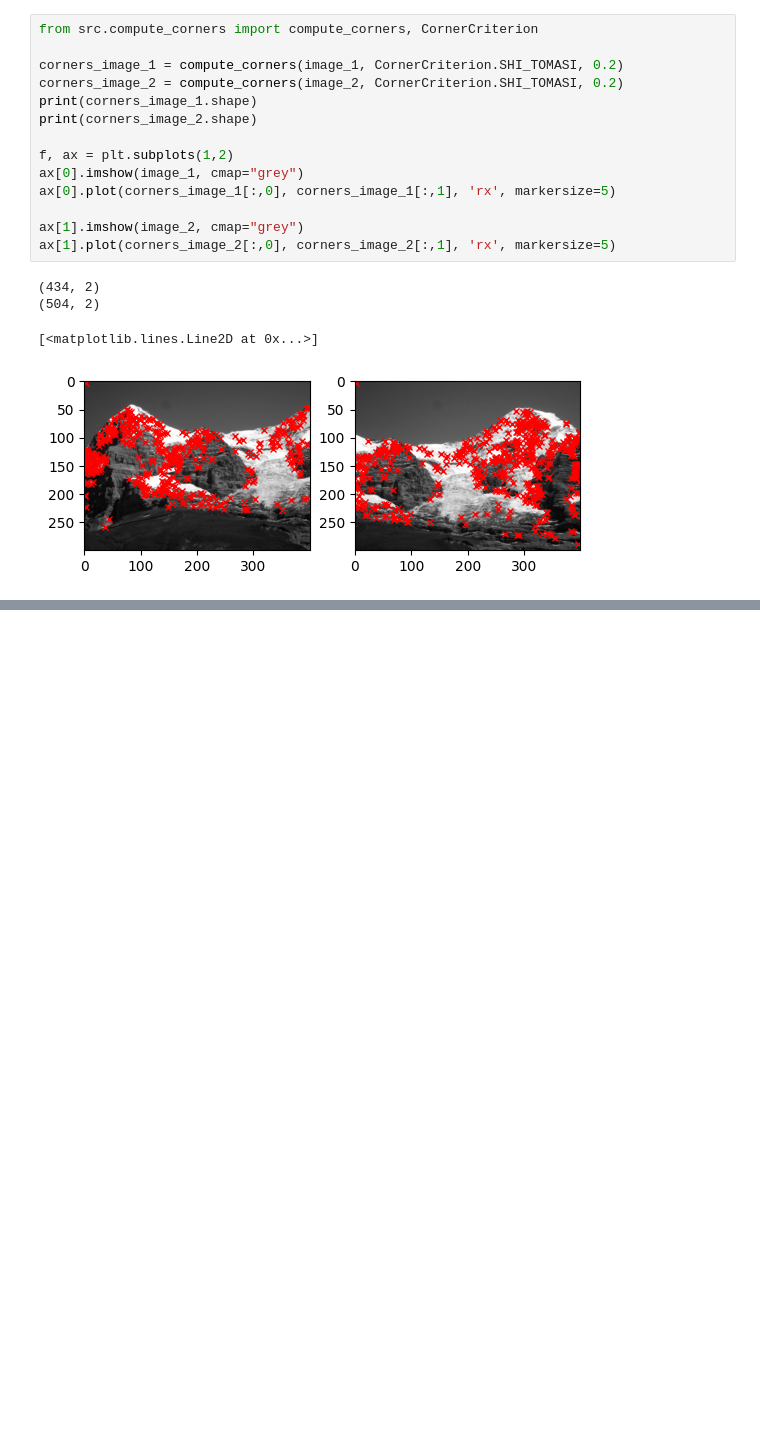
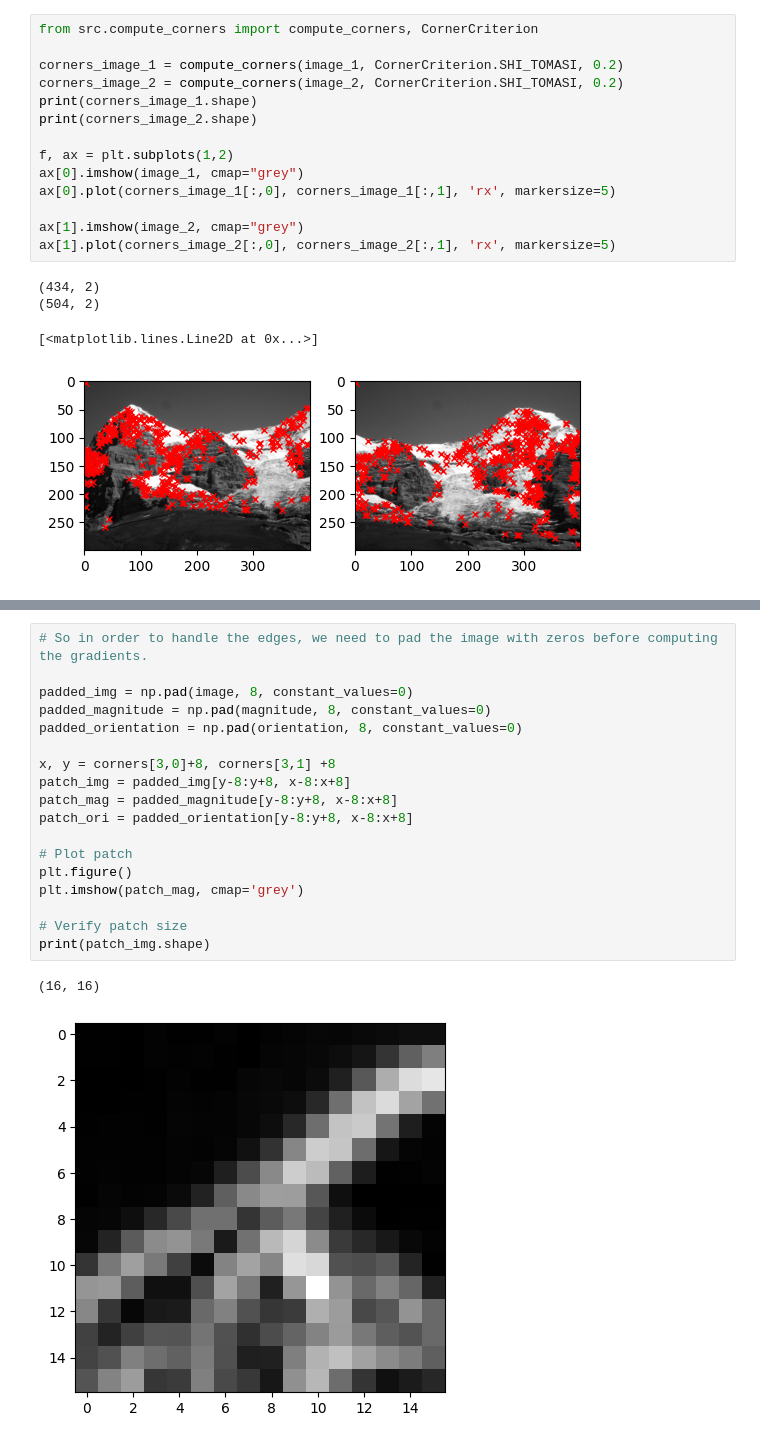
Before and after one commit to Logrus/learning-photogrammetric-computer-vision, a Jupyter notebook: 01_descriptors.ipynb, the cells around one changed output, grey strips where cells are left out. Cells and saved outputs as stored; diff of their text form; blank space fills up the shorter version.

```diff
--- a/01_descriptors.ipynb
+++ b/01_descriptors.ipynb
@@ -68,0 +161,21 @@ SIFT-descriptor is computed around keypoint on a 16x16 image patch around keypoi
+# %%
+# So in order to handle the edges, we need to pad the image with zeros before computing the gradients.
+
+padded_img = np.pad(image, 8, constant_values=0)
+padded_magnitude = np.pad(magnitude, 8, constant_values=0)
+padded_orientation = np.pad(orientation, 8, constant_values=0)
+
+x, y = corners[3,0]+8, corners[3,1] +8
+patch_img = padded_img[y-8:y+8, x-8:x+8]
+patch_mag = padded_magnitude[y-8:y+8, x-8:x+8]
+patch_ori = padded_orientation[y-8:y+8, x-8:x+8]
+
+# Plot patch
+plt.figure()
+plt.imshow(patch_mag, cmap='grey')
+
+# Verify patch size
+print(patch_img.shape)
+# %% [output]
+(16, 16)
+[figure, added]
```
Also changed, not shown: parts of 9 cells of this notebook, 3 other files.
